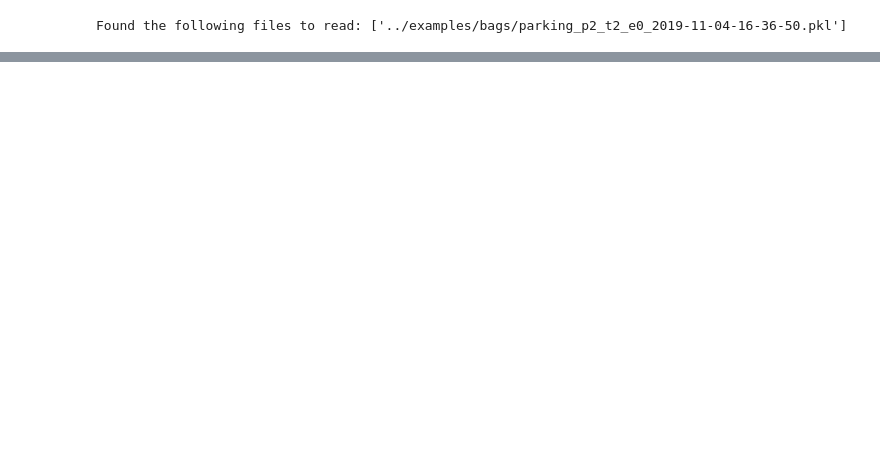
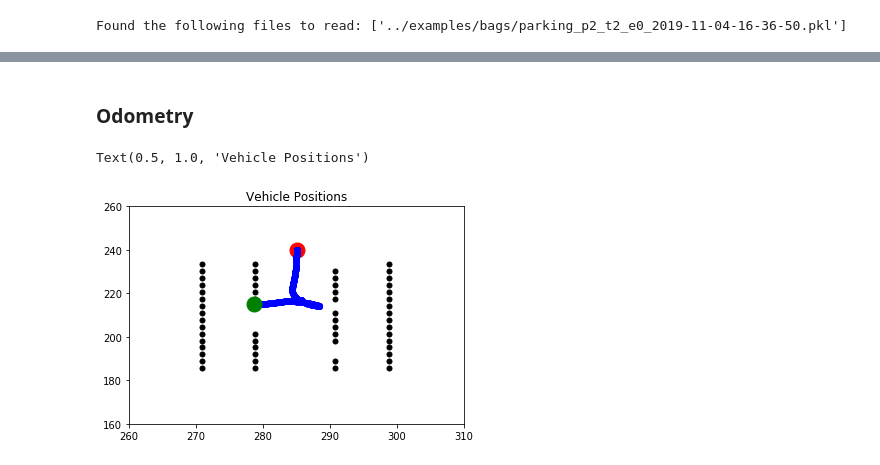
Before and after one commit to MPC-Berkeley/carla, a Jupyter notebook: PythonAPI/analysis/bag_visualization.ipynb, the cells around one changed output, grey strips where cells are left out. Cells and saved outputs as stored; diff of their text form; code cells hidden in the pictures; blank space fills up the shorter version.

Commit message:
VG: Initial viz work.  Noticed bad final readings at expt switch.  Odometry/objects to analyze further.

```diff
--- a/PythonAPI/analysis/bag_visualization.ipynb
+++ b/PythonAPI/analysis/bag_visualization.ipynb
@@ -91,0 +209,16 @@ BdbQuit:
+# %%
+for entry in res_dict['ego_gps_list']:
+    plt.figure(1)
+    plt.plot(entry['latitude'], entry['longitude'], 'k.')
+    plt.figure(2)
+    plt.plot(entry['time'], entry['altitude'], 'k.')
+
+plt.figure(1)
+plt.xlabel('Latitude')
+plt.ylabel('Longitude')
+
+plt.figure(2)
+plt.xlabel('Time')
+plt.ylabel('Altitude')
+
+plt.show()
@@ -91,0 +234,25 @@ BdbQuit:
+# %% [markdown]
+### Odometry
+# %%
+plt.figure()
+for key in res_dict['vehicle_odometry_dict'].keys():
+    position = res_dict['vehicle_odometry_dict'][key][0]['position']
+    plt.plot(position[0], position[1], 'ko', markersize=5)
+
+for i, entry in enumerate(res_dict['ego_odometry_list']):
+    position = entry['position']
+    if i == 0:
+        plt.plot(position[0], position[1], 'ro', markersize=15)
+    elif i == len(res_dict['ego_odometry_list'])-2:
+        # TODO: fix this issue with the terminal point!
+        plt.plot(position[0], position[1], 'go', markersize=15)
+    else:
+        plt.plot(position[0], position[1], 'bo', markersize=5)
+
+plt.xlim([260, 310])
+plt.ylim([160, 260])
+
+plt.title('Vehicle Positions')
+# %% [output]
+Text(0.5, 1.0, 'Vehicle Positions')
+[figure, added]
```
Also changed, not shown: parts of 15 cells of this notebook.
